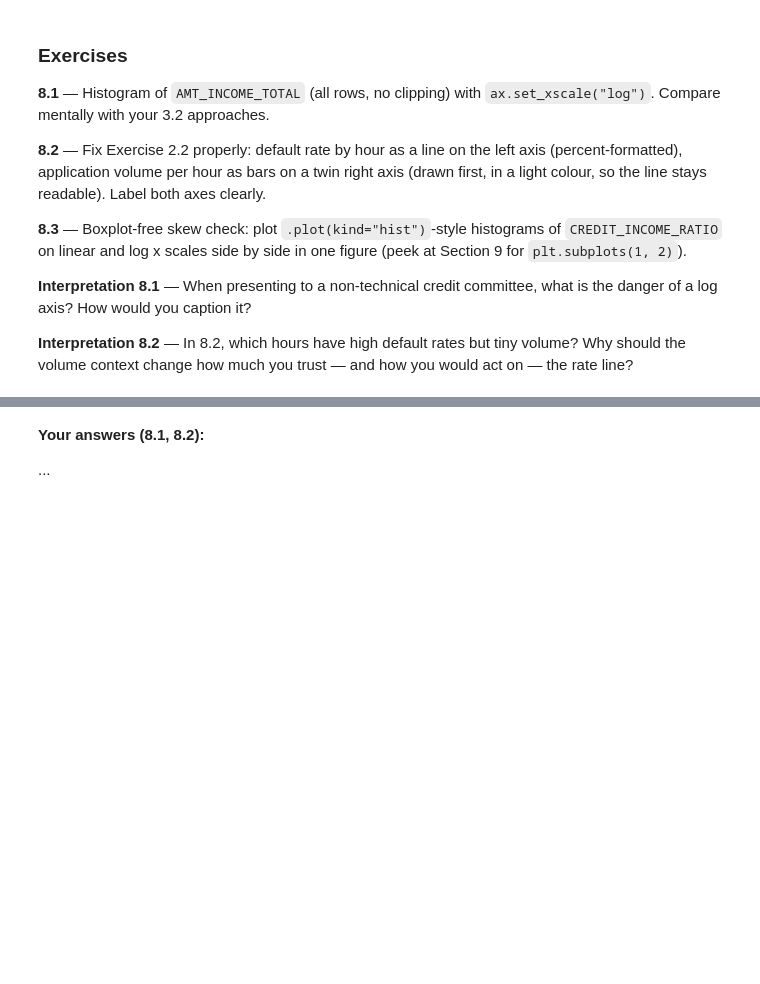
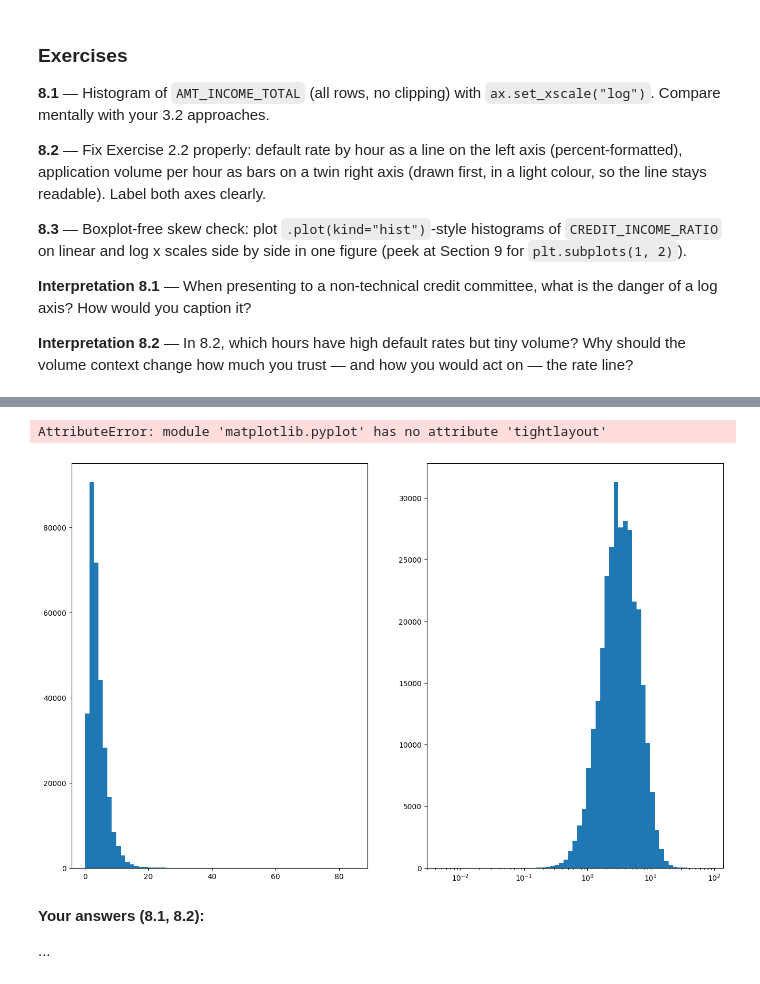
Before and after one commit to smallchuch/CreditRiskLearning, a Jupyter notebook: Learning Journey/1.5 Matplotlib + Seaborn/matplotlib_seaborn_practice_home_credit.ipynb, the cells around one changed output, grey strips where cells are left out. Drawn from its saved outputs; the diff is of its cells as text; code cells hidden in the pictures; blank space fills up the shorter version.

```diff
--- a/Learning Journey/1.5 Matplotlib + Seaborn/matplotlib_seaborn_practice_home_credit.ipynb
+++ b/Learning Journey/1.5 Matplotlib + Seaborn/matplotlib_seaborn_practice_home_credit.ipynb
@@ -1285,5 +1376,25 @@ ax2.set_ylabel("second unit")
 # %%
 # Ex 8.3 — linear vs log side by side
+
+data_2 = df['CREDIT_INCOME_RATIO']
+
+# bins = np.logspace(np.log10(data.min()), np.log10(data.max()), 60)
+bins_2 = 60
+log_bins_2 = np.logspace(np.log10(data_2.min()), np.log10(data_2.max()), 60)
+
+
+fig, axes = plt.subplots(1,2, figsize=(16,10))
+
+axes[0].hist(data_2, bins=bins_2)
+axes[1].hist(data_2, bins=log_bins_2)
+
+axes[1].set_xscale("log")
+
+plt.tightlayout()
+plt.show()
+# %% [output]
+AttributeError: module 'matplotlib.pyplot' has no attribute 'tightlayout'
+[figure, added]
 # %% [markdown]
 **Your answers (8.1, 8.2):**
 
```
Also changed, not shown: parts of 7 cells of this notebook, 13 other files.
